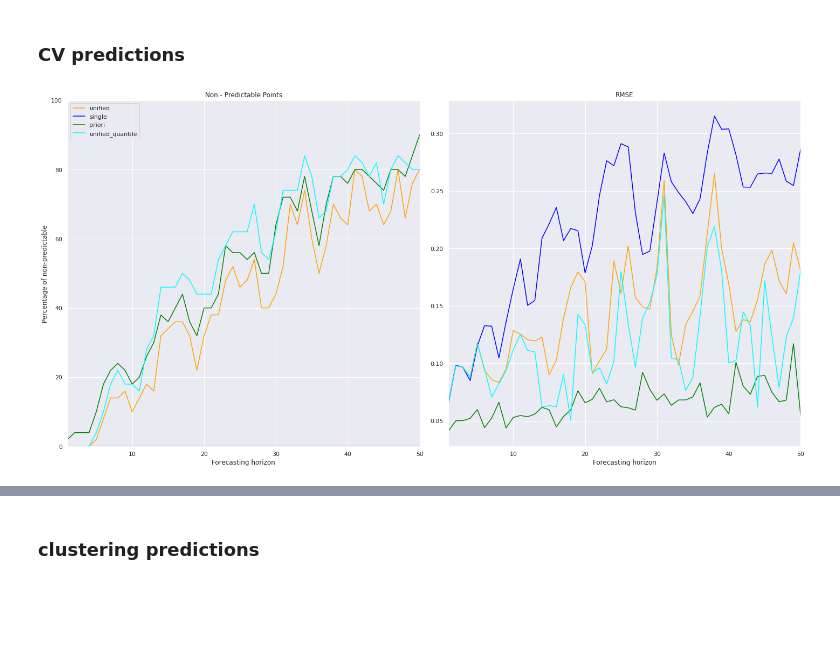
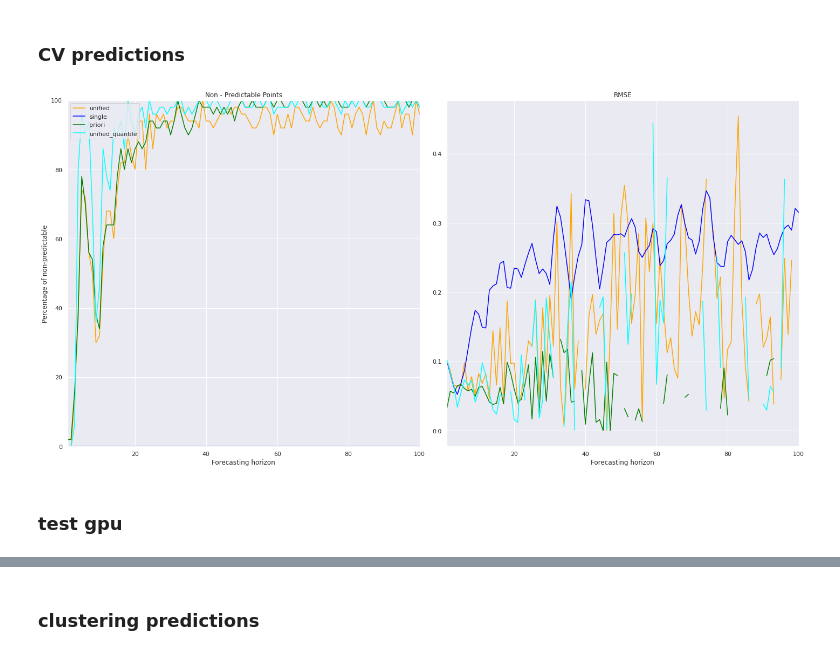
Before and after one commit to thxi/hse_chaotic_ts, a Jupyter notebook: Lorenz DBSCAN prediction.ipynb, the cells around one changed output, grey strips where cells are left out. Cells and saved outputs as stored; diff of their text form; code cells hidden in the pictures; blank space fills up the shorter version.

Commit message:
fig4_100, cluster images

```diff
--- a/Lorenz DBSCAN prediction.ipynb
+++ b/Lorenz DBSCAN prediction.ipynb
@@ -29,7 +29,7 @@ from copy import deepcopy
 ### CV predictions
 # %%
 train_size = 500
-h_max = 50 # max prediction horizon (t+h)
+h_max = 100 # max prediction horizon (t+h)
 n_folds = 50
 
 
@@ -40,7 +40,7 @@ max_template_spread = 10 # max distance between y_t1 and y_t2, y_1 and y_11
 # trajectories prediction parameters
 eps = 0.01
 n_trajectories = 24
-noise_amp = 0.01
+noise_amp = 0.02
 priori_eps = 0.2
 
 
@@ -195,10 +195,14 @@ for method in runs_processed.keys():
     rmses = runs_processed[method]['rmse']
     non_preds = runs_processed[method]['non_pred']
     non_preds = 100*non_preds.sum(axis=0) / non_preds.shape[0]
-    rmses = np.sqrt(np.nan_to_num(rmses / (rmses.shape[0] - np.isnan(rmses).sum(axis=0))).sum(axis=0))
+    # might be bogged
+    # np.sqrt(np.nan_to_num(rmses / (rmses.shape[0] - np.isnan(rmses).sum(axis=0))).sum(axis=0))
+    rmses = np.sqrt(np.nanmean(rmses, axis=0))
     runs_processed[method]['rmse'] = rmses
     runs_processed[method]['non_pred'] = non_preds
 # %%
-plot_runs(runs_processed, h_max, filename='fig4.png')
+plot_runs(runs_processed, h_max, filename=f'fig4_{h_max}_{noise_amp:.2f}.png')
 # %% [output]
-[figure, old version]
+[figure, new version]
+# %% [markdown]
+### test gpu
```
Also changed, not shown: parts of 12 cells of this notebook, 10 other files.
